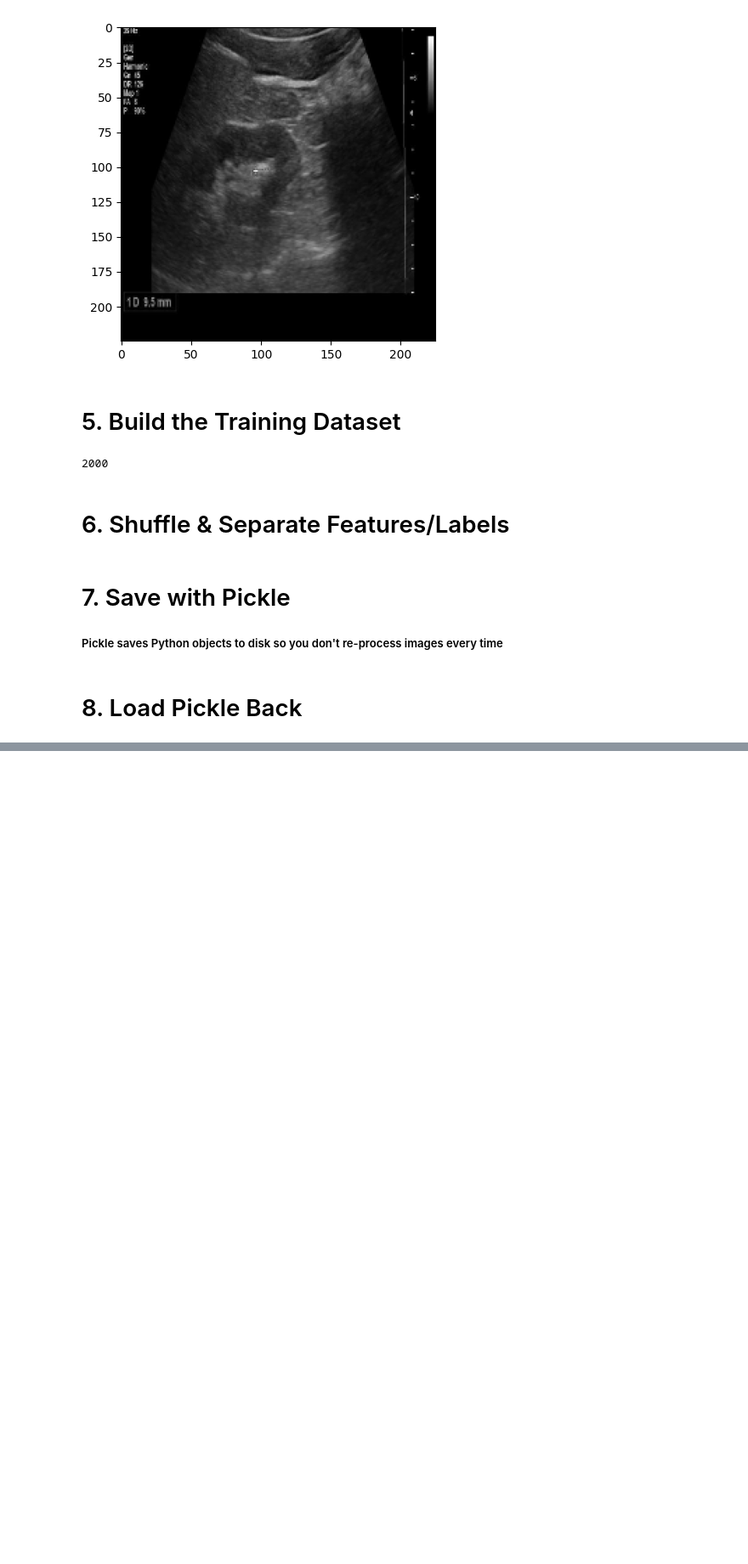
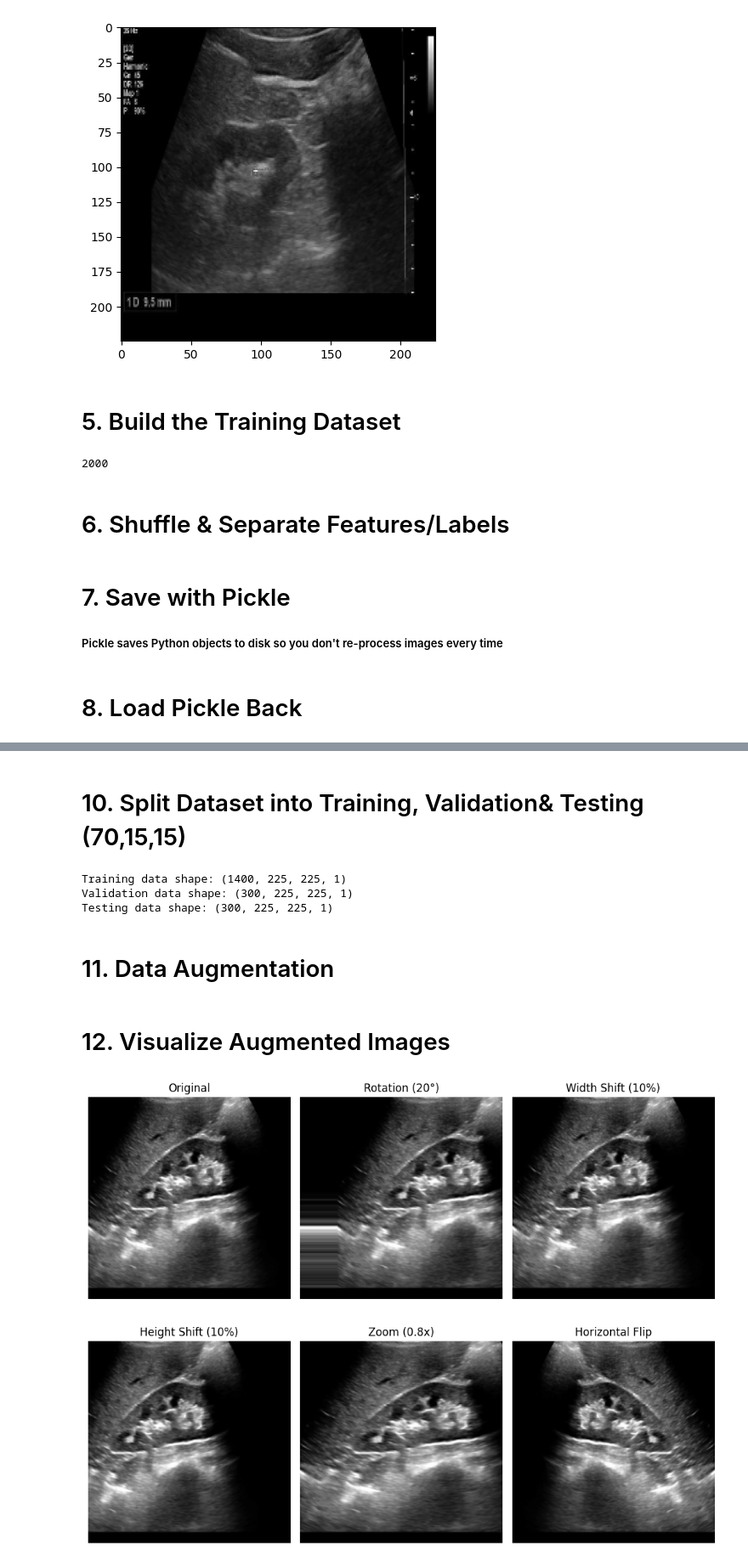
Before and after one commit to somayagalal/Kidney_stone_detection-, a Jupyter notebook: DL_Kidney_stone_detection.ipynb, the cells around one changed output, grey strips where cells are left out. Shown at 85% size. Saved outputs shown, nothing was run; the diff lists cells and outputs as text; code cells hidden in the pictures; blank space fills up the shorter version.

Commit message:
added normalization + datasplitting + augmentation and itz visualization

```diff
--- a/DL_Kidney_stone_detection.ipynb
+++ b/DL_Kidney_stone_detection.ipynb
@@ -101,0 +115,28 @@ X = pickle.load(pickle_in)
+# %% [markdown]
+# 10. Split Dataset into Training, Validation& Testing (70,15,15)
+# %%
+X_train, X_temp, y_train, y_temp = train_test_split(
+    X,
+    y,
+    test_size=0.30,
+    random_state=42,
+    stratify=y
+)
+
+X_val, X_test, y_val, y_test = train_test_split(
+    X_temp,
+    y_temp,
+    test_size=0.50,
+    random_state=42,
+    stratify=y_temp
+)
+
+print("Training data shape:", X_train.shape)
+print("Validation data shape:", X_val.shape)
+print("Testing data shape:", X_test.shape)
+# %% [output]
+Training data shape: (1400, 225, 225, 1)
+Validation data shape: (300, 225, 225, 1)
+Testing data shape: (300, 225, 225, 1)
+# %% [markdown]
+ # 11. Data Augmentation
@@ -101,0 +151,52 @@ X = pickle.load(pickle_in)
+# %% [markdown]
+# 12. Visualize Augmented Images
+# %%
+img = X_train[0]  # shape = (225, 225, 1)
+
+plt.figure(figsize=(10,8))
+
+# Original
+plt.subplot(2,3,1)
+plt.imshow(img.reshape(IMG_SIZE, IMG_SIZE), cmap='gray')
+plt.title("Original")
+plt.axis("off")
+
+# Rotation
+rot = apply_affine_transform(img, theta=20)
+plt.subplot(2,3,2)
+plt.imshow(rot.reshape(IMG_SIZE, IMG_SIZE), cmap='gray')
+plt.title("Rotation (20°)")
+plt.axis("off")
+
+# Width shift (horizontal)
+width_shift = apply_affine_transform(img, tx=IMG_SIZE * 0.1)
+plt.subplot(2,3,3)
+plt.imshow(width_shift.reshape(IMG_SIZE, IMG_SIZE), cmap='gray')
+plt.title("Width Shift (10%)")
+plt.axis("off")
+
+# Height shift (vertical)
+height_shift = apply_affine_transform(img, ty=IMG_SIZE * 0.1)
+plt.subplot(2,3,4)
+plt.imshow(height_shift.reshape(IMG_SIZE, IMG_SIZE), cmap='gray')
+plt.title("Height Shift (10%)")
+plt.axis("off")
+
+# Zoom
+zoom = apply_affine_transform(img, zx=0.8, zy=0.8)
+plt.subplot(2,3,5)
+plt.imshow(zoom.reshape(IMG_SIZE, IMG_SIZE), cmap='gray')
+plt.title("Zoom (0.8x)")
+plt.axis("off")
+
+# Flip
+flip = np.fliplr(img.reshape(IMG_SIZE, IMG_SIZE))
+plt.subplot(2,3,6)
+plt.imshow(flip, cmap='gray')
+plt.title("Horizontal Flip")
+plt.axis("off")
+
+plt.tight_layout()
+plt.show()
+# %% [output]
+[figure, added]
```
Also changed, not shown: parts of 8 cells of this notebook, 2 other files.
